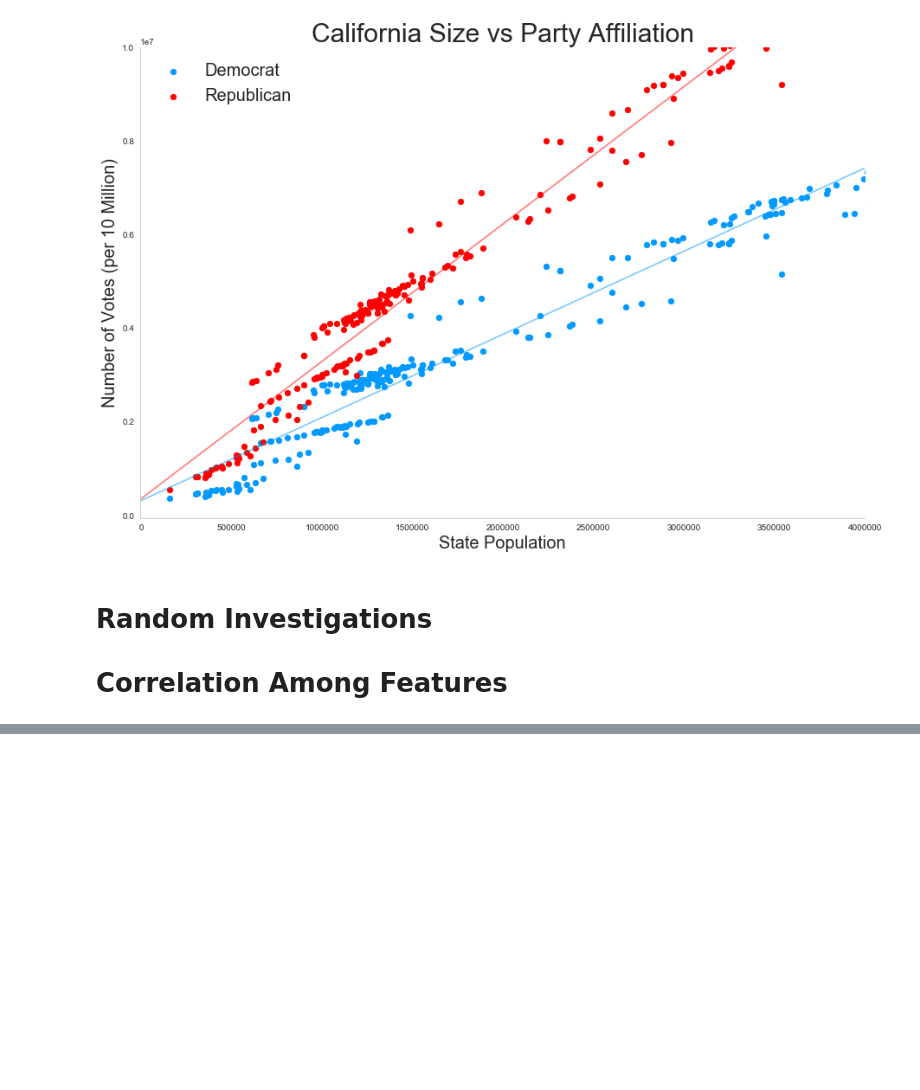
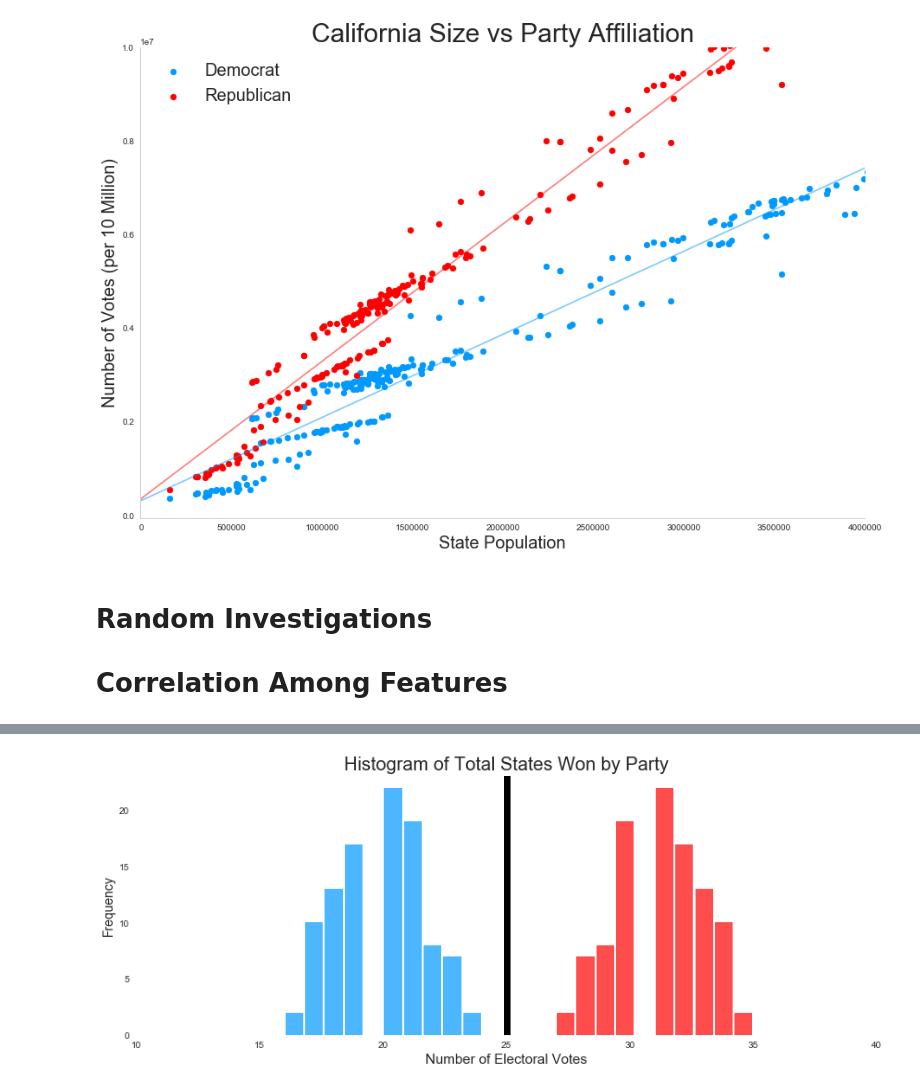
Before and after one commit to jwilber/Randomized_Election, a Jupyter notebook: code/Analysis.ipynb, the cells around one changed output, grey strips where cells are left out. Drawn from its saved outputs; the diff is of its cells as text; code cells hidden in the pictures; blank space fills up the shorter version.

```diff
--- a/code/Analysis.ipynb
+++ b/code/Analysis.ipynb
@@ -589,0 +738,35 @@ plt.colorbar();
+# %%
+def histogram_of_total_states_won(rep_states, dem_states):
+    hfont = {'fontname':'sans-serif'}
+    fig = plt.figure(figsize=(12,9))
+    ax1 = fig.add_subplot(2,1,1)
+    ax1.hist(rep_states,10, alpha=0.7, label='Republican',rwidth=.9, color='red')
+    ax1.axvline(x=25, c='k', linewidth=7)
+    ax1.set_title("Histogram of Total States Won: Republicans", fontsize=20, **hfont)
+    ax1.grid(False)
+    ax1.set_xlabel('Number of Electoral Votes', fontsize=15)
+    ax1.set_ylabel('Frequency', fontsize=14)
+    ax1.spines['top'].set_visible(False)
+    ax1.spines['right'].set_visible(False)
+    ax1.set_xlim(10,40)
+    ax1.set_facecolor('white')
+
+
+    ax2 = fig.add_subplot(2,1,1)
+    ax2.hist(dem_states, 10, alpha=0.7, label='Democrat',rwidth=.9, color='#0099ff')
+    ax2.axvline(x=269, c='k', linewidth=7)
+    ax2.set_title("Histogram of Total States Won by Party", fontsize=20, **hfont)
+    ax2.grid(False)
+    ax2.set_xlabel('Number of Electoral Votes', fontsize=15)
+    ax2.set_ylabel('Frequency', fontsize=14)
+    ax2.spines['top'].set_visible(False)
+    ax2.spines['right'].set_visible(False)
+    ax2.set_xlim(10,40)
+    ax2.set_facecolor('white')
+
+    plt.tight_layout()
+    plt.show()
+# %%
+histogram_of_total_states_won(newdata487['total_rep_states'],newdata487['total_dem_states'])
+# %% [output]
+[figure, added]
```
Also changed, not shown: parts of 42 cells of this notebook, 2 other files.
